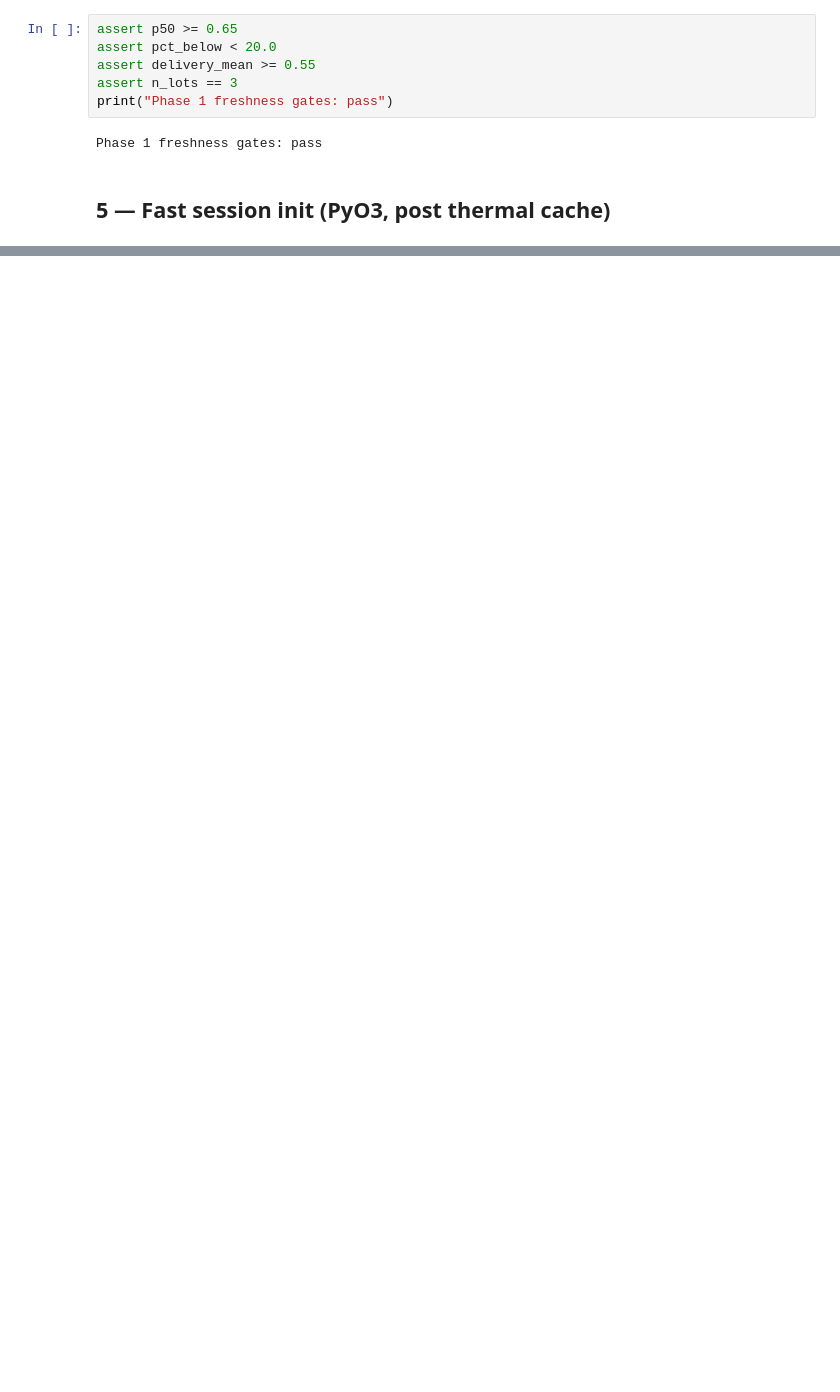
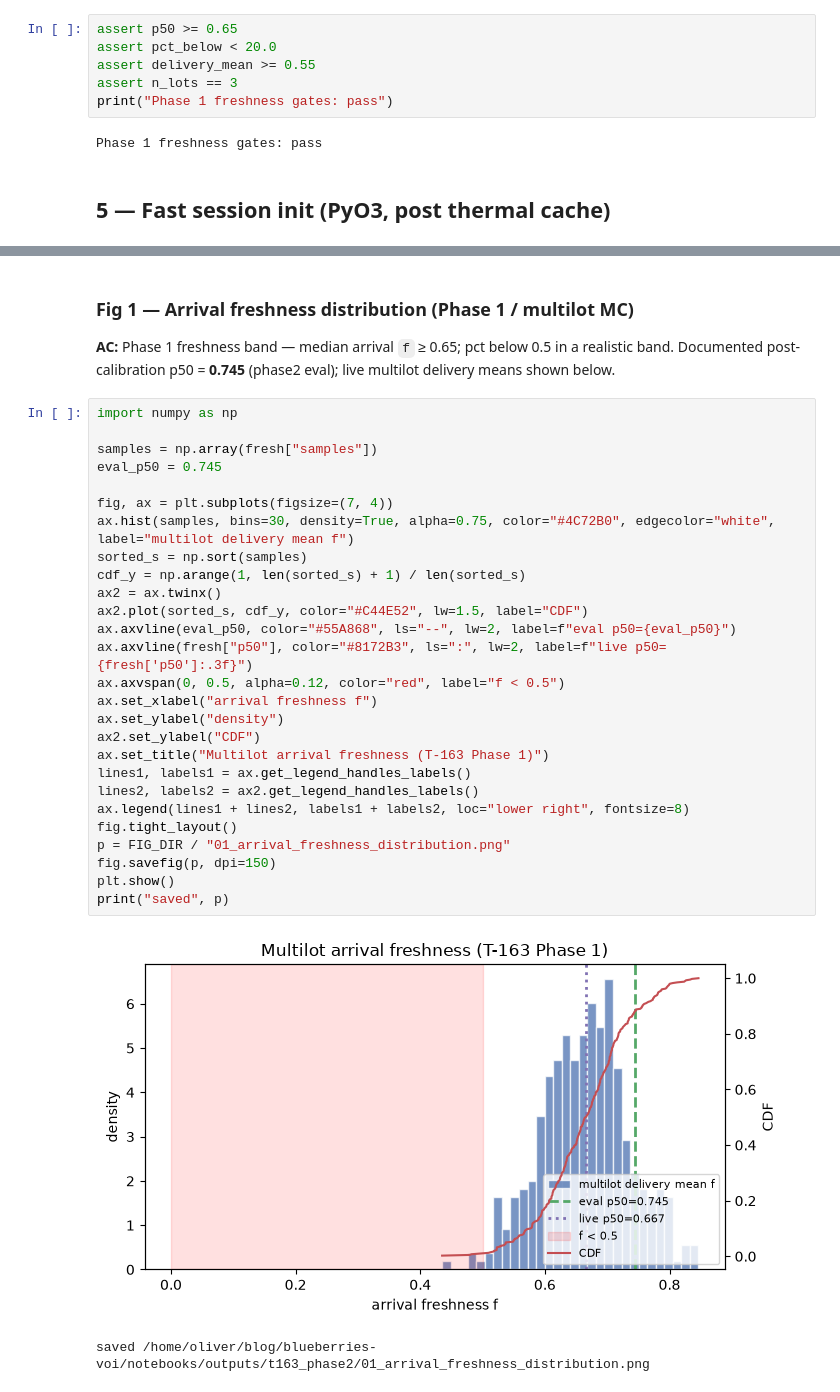
Before and after one commit to OliverEvans96/blueberries-voi, a Jupyter notebook: notebooks/t163_arrival_breaks_validation.ipynb, the cells around one changed output, grey strips where cells are left out. Cells and saved outputs as stored; diff of their text form; blank space fills up the shorter version.

```diff
--- a/notebooks/t163_arrival_breaks_validation.ipynb
+++ b/notebooks/t163_arrival_breaks_validation.ipynb
@@ -219,0 +240,36 @@ EngineSession.init: 12961 ms
+# %% [markdown]
+### Fig 1 — Arrival freshness distribution (Phase 1 / multilot MC)
+
+**AC:** Phase 1 freshness band — median arrival `f` ≥ 0.65; pct below 0.5 in a
+realistic band. Documented post-calibration p50 = **0.745** (phase2 eval); live multilot
+delivery means shown below.
+# %%
+import numpy as np
+
+samples = np.array(fresh["samples"])
+eval_p50 = 0.745
+
+fig, ax = plt.subplots(figsize=(7, 4))
+ax.hist(samples, bins=30, density=True, alpha=0.75, color="#4C72B0", edgecolor="white", label="multilot delivery mean f")
+sorted_s = np.sort(samples)
+cdf_y = np.arange(1, len(sorted_s) + 1) / len(sorted_s)
+ax2 = ax.twinx()
+ax2.plot(sorted_s, cdf_y, color="#C44E52", lw=1.5, label="CDF")
+ax.axvline(eval_p50, color="#55A868", ls="--", lw=2, label=f"eval p50={eval_p50}")
+ax.axvline(fresh["p50"], color="#8172B3", ls=":", lw=2, label=f"live p50={fresh['p50']:.3f}")
+ax.axvspan(0, 0.5, alpha=0.12, color="red", label="f < 0.5")
+ax.set_xlabel("arrival freshness f")
+ax.set_ylabel("density")
+ax2.set_ylabel("CDF")
+ax.set_title("Multilot arrival freshness (T-163 Phase 1)")
+lines1, labels1 = ax.get_legend_handles_labels()
+lines2, labels2 = ax2.get_legend_handles_labels()
+ax.legend(lines1 + lines2, labels1 + labels2, loc="lower right", fontsize=8)
+fig.tight_layout()
+p = FIG_DIR / "01_arrival_freshness_distribution.png"
+fig.savefig(p, dpi=150)
+plt.show()
+print("saved", p)
+# %% [output]
+[figure, added]
+saved /home/oliver/blog/blueberries-voi/notebooks/outputs/t163_phase2/01_arrival_freshness_distribution.png
```
Also changed, not shown: parts of 21 cells of this notebook, 9 other files.
